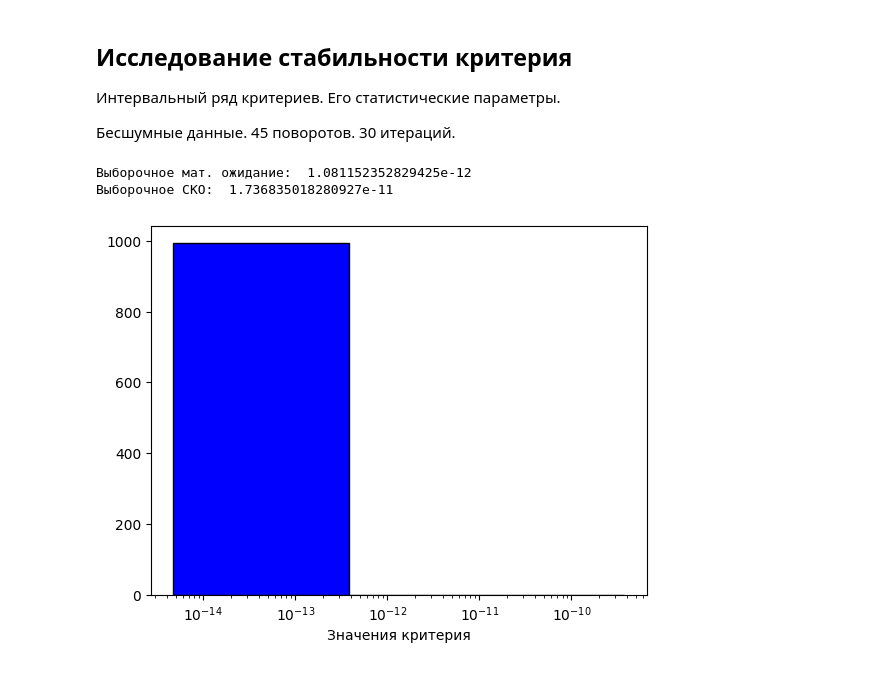
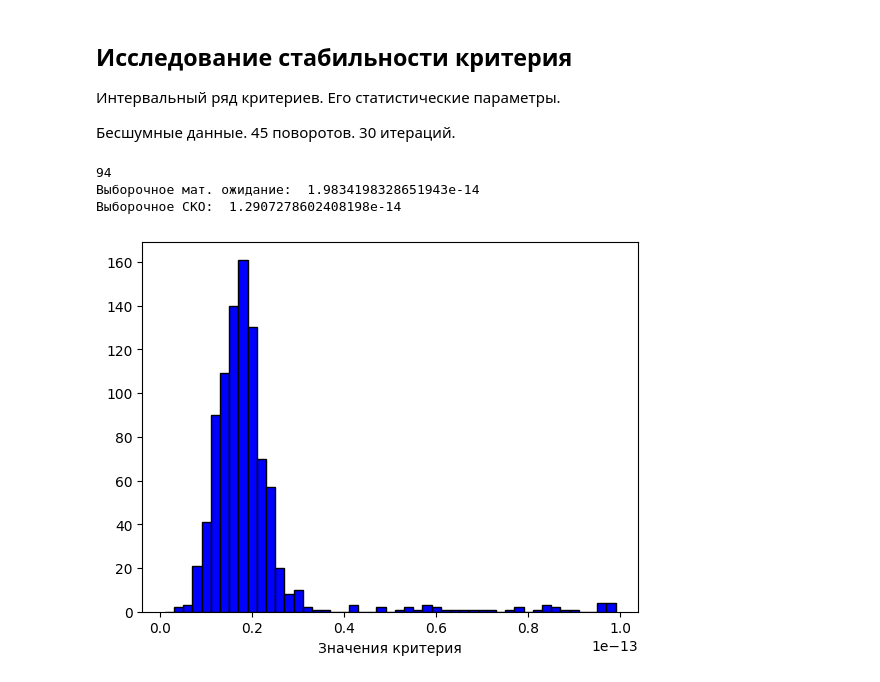
Before and after one commit to tmetelev/scalar_calibration, a Jupyter notebook: research.ipynb, the cells around one changed output. Cells and saved outputs as stored; diff of their text form; code cells hidden in the pictures.

```diff
--- a/research.ipynb
+++ b/research.ipynb
@@ -6,0 +43,23 @@ import matplotlib.pyplot as plt
+# %%
+iter_num = 70
+model_num = 300
+
+x = range(25, iter_num)
+y = []
+
+for i in x:
+    res = 0
+    for j in range(model_num):
+        crit, rel = testing(1, 1, modeling_params=[2000, 0.01, 1500, 100], func_params=[i])
+        res += crit
+    res /= model_num
+    y.append(res)
+
+plt.plot(x, y)
+plt.xlabel('Число итераций')
+plt.ylabel('Среднее значение критерия')
+plt.yscale('log')
+plt.grid()
+plt.show()
+
+print(x[np.argmin(y)])
@@ -12,17 +74,24 @@ import matplotlib.pyplot as plt
 Бесшумные данные. 45 поворотов. 30 итераций.
 # %%
 res = []
+deads = 0
 for j in range(1000):
-    crit, rel = testing(1, 1, modeling_params=[2000, 0.01, 100, 0], func_params=[30])
+    crit, rel = testing(1, 1, modeling_params=[2000, 0.01, 1500, 0], func_params=[35])
+    if crit > 1e-13:
+        deads += 1
+        continue
     res.append(crit)
 
-plt.hist(res, color='blue', edgecolor='black', bins=1000)
-plt.xscale('log')
+print(deads)
+
+plt.hist(res, color='blue', edgecolor='black', bins=np.arange(1e-15, 1e-13, 2e-15))
+# plt.xscale('log')
 plt.xlabel('Значения критерия')
 
 print('Выборочное мат. ожидание: ', np.mean(res))
 print('Выборочное СКО: ', np.std(res))
 # %% [output]
-Выборочное мат. ожидание:  1.081152352829425e-12
-Выборочное СКО:  1.736835018280927e-11
+94
+Выборочное мат. ожидание:  1.9834198328651943e-14
+Выборочное СКО:  1.2907278602408198e-14
-[figure, old version]
+[figure, new version]
```
Also changed, not shown: parts of 15 cells of this notebook.
